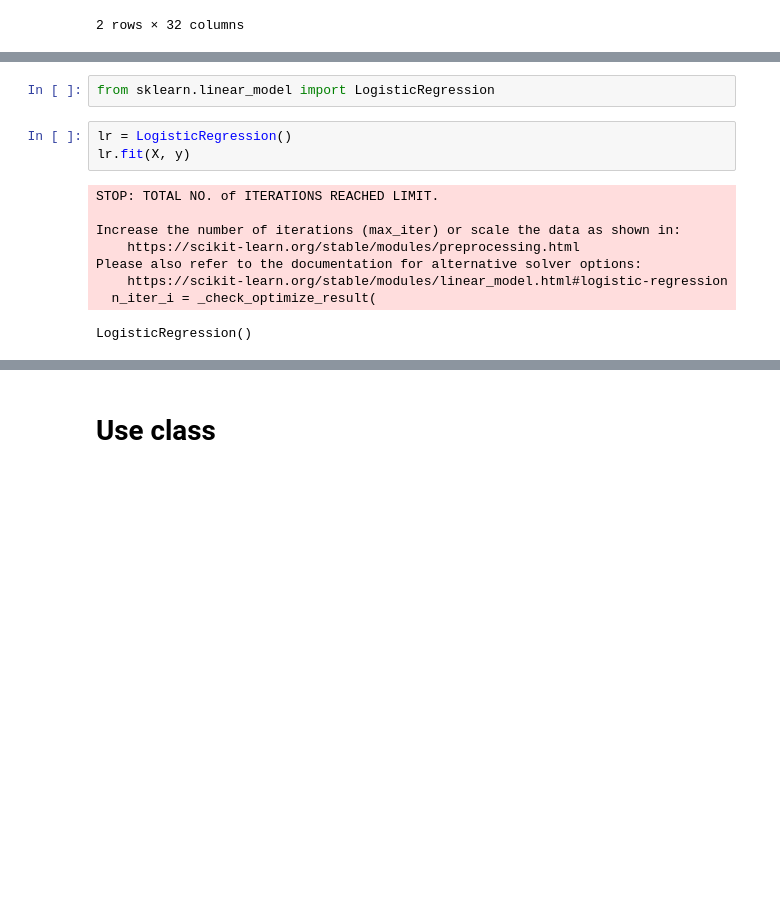
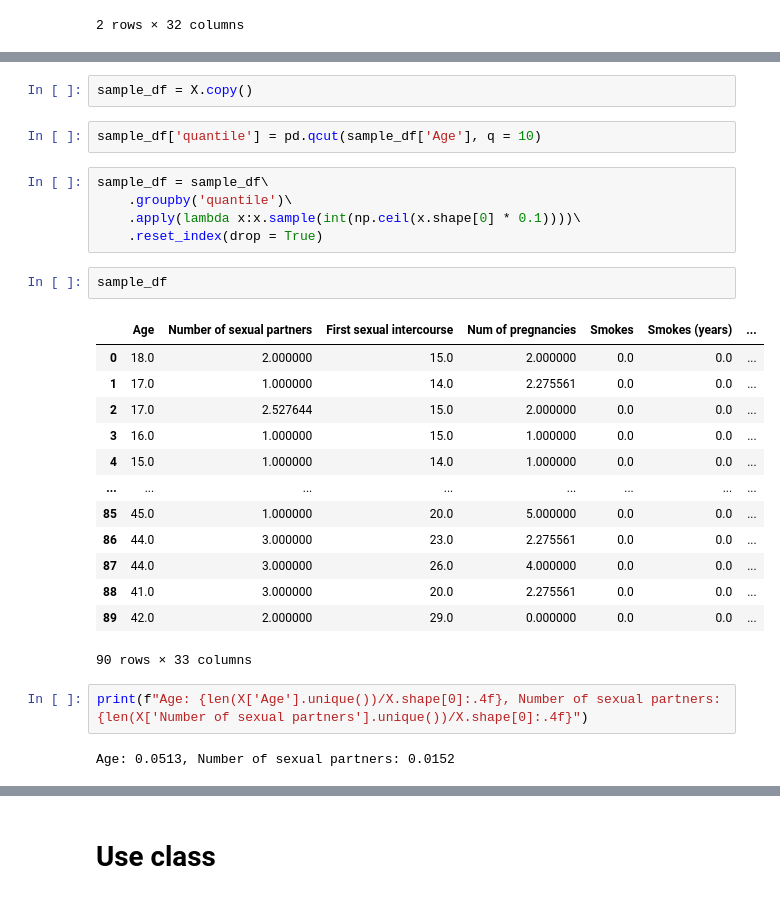
Before and after one commit to mixerupper/ice_feature_impact, a Jupyter notebook: notebooks/01-replication/02b-ice-plot-from-class.ipynb, the cells around one changed output, grey strips where cells are left out. Cells and saved outputs as stored; diff of their text form; blank space fills up the shorter version.

```diff
--- a/notebooks/01-replication/02b-ice-plot-from-class.ipynb
+++ b/notebooks/01-replication/02b-ice-plot-from-class.ipynb
@@ -53,14 +38,29 @@ Out of 858 y-values, there are 55 1s and 803 0s
-# %%
-from sklearn.linear_model import LogisticRegression
-# %%
-lr = LogisticRegression()
-lr.fit(X, y)
-# %% [output]
-STOP: TOTAL NO. of ITERATIONS REACHED LIMIT.
-
-Increase the number of iterations (max_iter) or scale the data as shown in:
-    https://scikit-learn.org/stable/modules/preprocessing.html
-Please also refer to the documentation for alternative solver options:
-    https://scikit-learn.org/stable/modules/linear_model.html#logistic-regression
-  n_iter_i = _check_optimize_result(
-LogisticRegression()
+# %%
+sample_df = X.copy()
+# %%
+sample_df['quantile'] = pd.qcut(sample_df['Age'], q = 10)
+# %%
+sample_df = sample_df\
+    .groupby('quantile')\
+    .apply(lambda x:x.sample(int(np.ceil(x.shape[0] * 0.1))))\
+    .reset_index(drop = True)
+# %%
+sample_df
+# %% [output]
+|  | Age | Number of sexual partners | First sexual intercourse | Num of pregnancies | Smokes | Smokes (years) | ... |
+| 0 | 18.0 | 2.000000 | 15.0 | 2.000000 | 0.0 | 0.0 | ... |
+| 1 | 17.0 | 1.000000 | 14.0 | 2.275561 | 0.0 | 0.0 | ... |
+| 2 | 17.0 | 2.527644 | 15.0 | 2.000000 | 0.0 | 0.0 | ... |
+| 3 | 16.0 | 1.000000 | 15.0 | 1.000000 | 0.0 | 0.0 | ... |
+| 4 | 15.0 | 1.000000 | 14.0 | 1.000000 | 0.0 | 0.0 | ... |
+| ... | ... | ... | ... | ... | ... | ... | ... |
+| 85 | 45.0 | 1.000000 | 20.0 | 5.000000 | 0.0 | 0.0 | ... |
+| 86 | 44.0 | 3.000000 | 23.0 | 2.275561 | 0.0 | 0.0 | ... |
+| 87 | 44.0 | 3.000000 | 26.0 | 4.000000 | 0.0 | 0.0 | ... |
+| 88 | 41.0 | 3.000000 | 20.0 | 2.275561 | 0.0 | 0.0 | ... |
+| 89 | 42.0 | 2.000000 | 29.0 | 0.000000 | 0.0 | 0.0 | ... |
+90 rows × 33 columns
+# %%
+print(f"Age: {len(X['Age'].unique())/X.shape[0]:.4f}, Number of sexual partners: {len(X['Number of sexual partners'].unique())/X.shape[0]:.4f}")
+# %% [output]
+Age: 0.0513, Number of sexual partners: 0.0152
```
Also changed, not shown: parts of 18 cells of this notebook, 5 other files.
